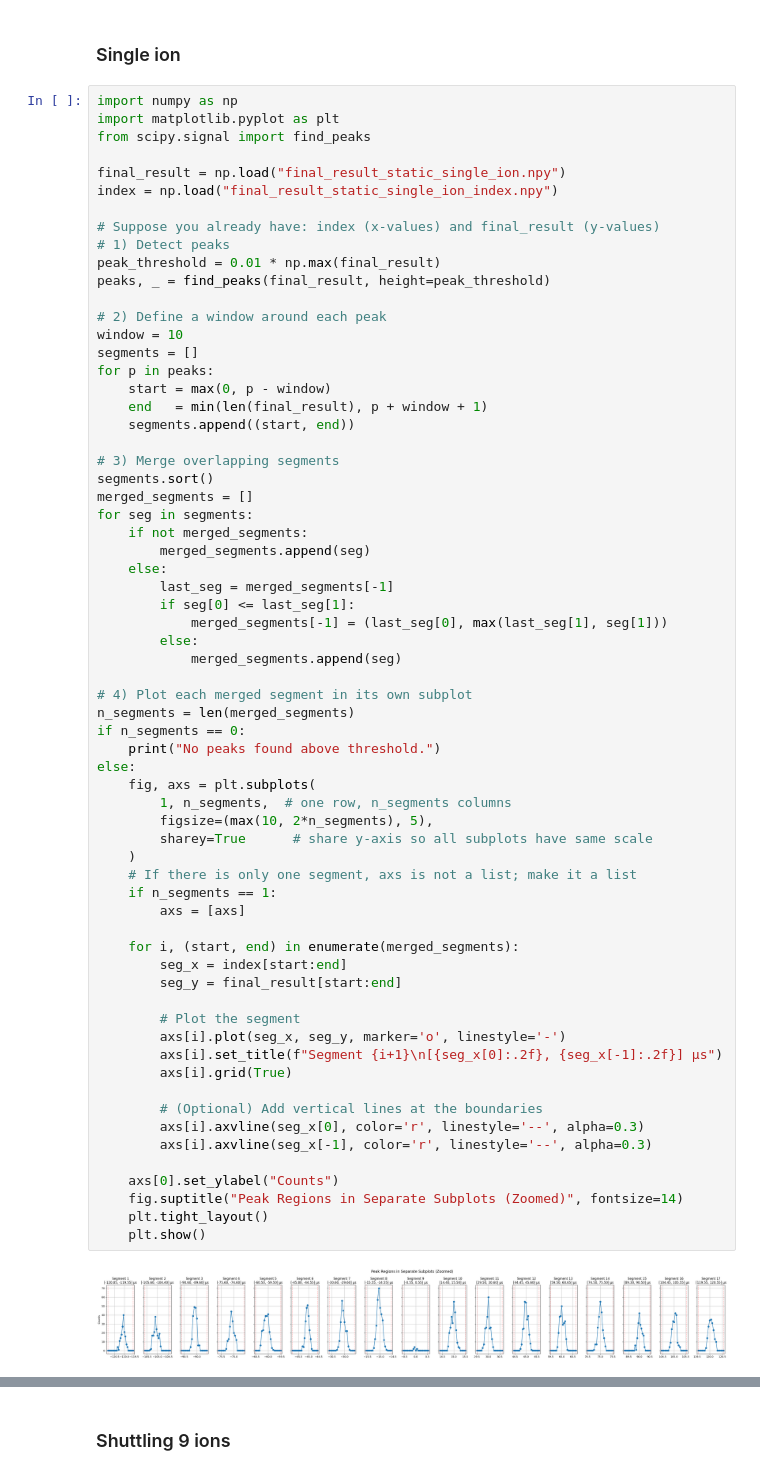
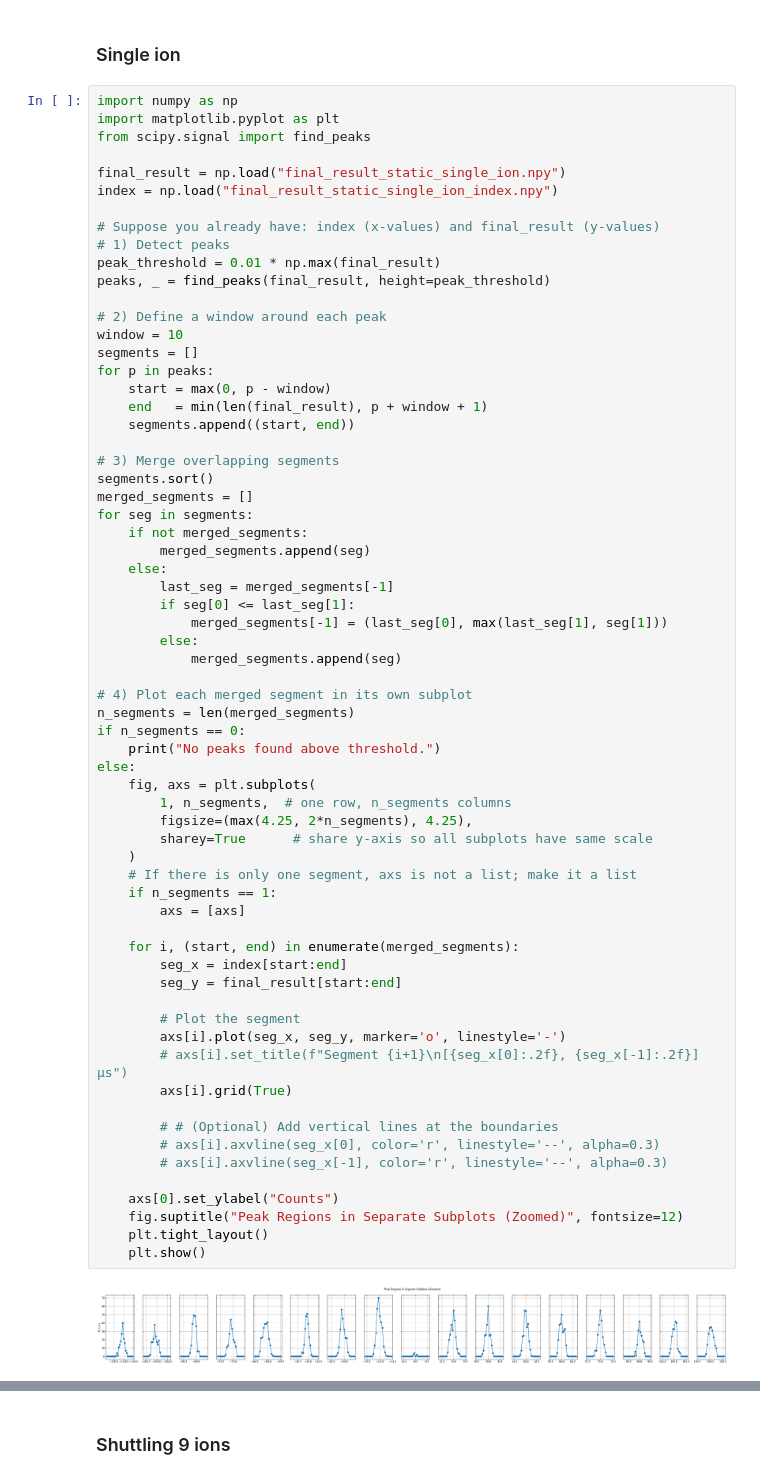
Before and after one commit to HaeffnerLab/Multiplexing, a Jupyter notebook: g2_data_processing/Static and shuttling g2 data processing clean.ipynb, the cells around one changed output, grey strips where cells are left out. Drawn from its saved outputs; the diff is of its cells as text.

```diff
--- a/g2_data_processing/Static and shuttling g2 data processing clean.ipynb
+++ b/g2_data_processing/Static and shuttling g2 data processing clean.ipynb
@@ -173,40 +173,40 @@ for seg in segments:
             merged_segments[-1] = (last_seg[0], max(last_seg[1], seg[1]))
         else:
             merged_segments.append(seg)
 
 # 4) Plot each merged segment in its own subplot
 n_segments = len(merged_segments)
 if n_segments == 0:
     print("No peaks found above threshold.")
 else:
     fig, axs = plt.subplots(
         1, n_segments,  # one row, n_segments columns
-        figsize=(max(10, 2*n_segments), 5),
+        figsize=(max(4.25, 2*n_segments), 4.25),
         sharey=True      # share y-axis so all subplots have same scale
     )
     # If there is only one segment, axs is not a list; make it a list
     if n_segments == 1:
         axs = [axs]
 
     for i, (start, end) in enumerate(merged_segments):
         seg_x = index[start:end]
         seg_y = final_result[start:end]
 
         # Plot the segment
         axs[i].plot(seg_x, seg_y, marker='o', linestyle='-')
-        axs[i].set_title(f"Segment {i+1}\n[{seg_x[0]:.2f}, {seg_x[-1]:.2f}] µs")
+        # axs[i].set_title(f"Segment {i+1}\n[{seg_x[0]:.2f}, {seg_x[-1]:.2f}] µs")
         axs[i].grid(True)
 
-        # (Optional) Add vertical lines at the boundaries
-        axs[i].axvline(seg_x[0], color='r', linestyle='--', alpha=0.3)
-        axs[i].axvline(seg_x[-1], color='r', linestyle='--', alpha=0.3)
+        # # (Optional) Add vertical lines at the boundaries
+        # axs[i].axvline(seg_x[0], color='r', linestyle='--', alpha=0.3)
+        # axs[i].axvline(seg_x[-1], color='r', linestyle='--', alpha=0.3)
 
     axs[0].set_ylabel("Counts")
-    fig.suptitle("Peak Regions in Separate Subplots (Zoomed)", fontsize=14)
+    fig.suptitle("Peak Regions in Separate Subplots (Zoomed)", fontsize=12)
     plt.tight_layout()
     plt.show()
 # %% [output]
-[figure, old version]
+[figure, new version]
 # %%
 import numpy as np
 import matplotlib.pyplot as plt
```
Also changed, not shown: parts of 5 cells of this notebook.
